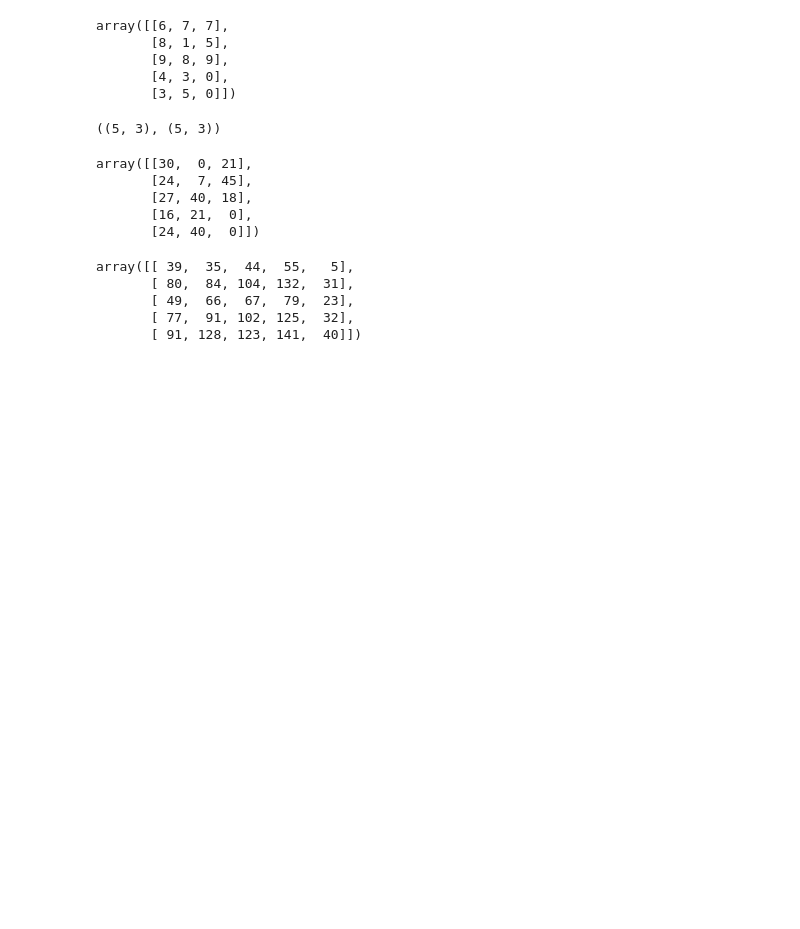
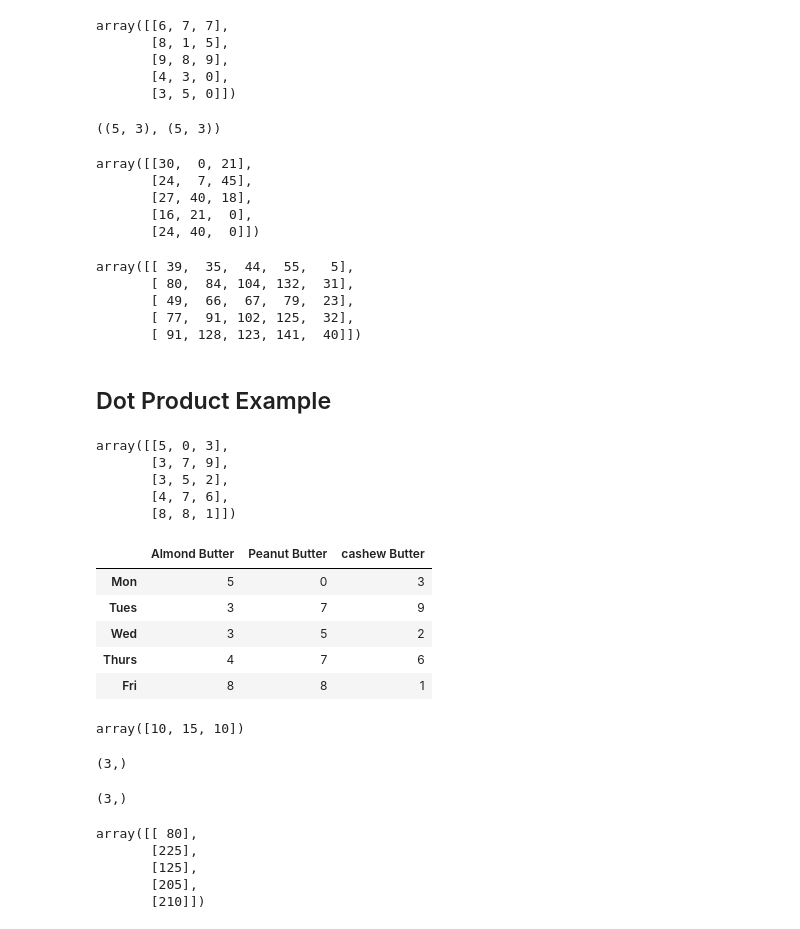
Before and after one commit to GKPSingh/M3D21, a Jupyter notebook: Learning Numpy.ipynb, the cells around one changed output. Drawn from its saved outputs; the diff is of its cells as text; code cells hidden in the pictures; blank space fills up the shorter version.

```diff
--- a/Learning Numpy.ipynb
+++ b/Learning Numpy.ipynb
@@ -663,3 +663,34 @@ array([[ 39,  35,  44,  55,   5],
        [ 49,  66,  67,  79,  23],
        [ 77,  91, 102, 125,  32],
        [ 91, 128, 123, 141,  40]])
+# %% [markdown]
+## Dot Product Example
+# %%
+np.random.seed(0)
+sales_amount = np.random.randint(10, size = (5,3))
+sales_amount
+# %% [output]
+array([[5, 0, 3],
+       [3, 7, 9],
+       [3, 5, 2],
+       [4, 7, 6],
+       [8, 8, 1]])
+# %%
+weekly_sales = pd.DataFrame(sales_amount, index = ['Mon', 'Tues', 'Wed', 'Thurs', 'Fri'], columns = ['Almond Butter', 'Peanut Butter', 'cashew Butter'])
+weekly_sales
+# %% [output]
+|  | Almond Butter | Peanut Butter | cashew Butter |
+| Mon | 5 | 0 | 3 |
+| Tues | 3 | 7 | 9 |
+| Wed | 3 | 5 | 2 |
+| Thurs | 4 | 7 | 6 |
+| Fri | 8 | 8 | 1 |
+# %%
+Price = np.array([10, 15, 10])
+Price
+# %% [output]
+array([10, 15, 10])
+# %%
+Price.shape
+# %% [output]
+(3,)
@@ -665,0 +699,13 @@ array([[ 39,  35,  44,  55,   5],
+# %%
+Price.shape
+# %% [output]
+(3,)
+# %%
+Total_Sales = np.dot(weekly_sales, butter_prices.T)
+Total_Sales
+# %% [output]
+array([[ 80],
+       [225],
+       [125],
+       [205],
+       [210]])
```
Also changed, not shown: parts of 8 cells of this notebook.
